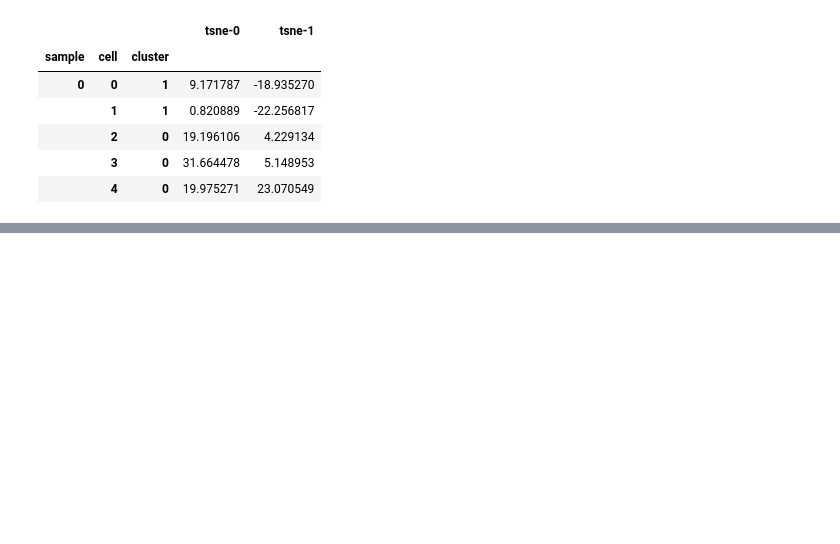
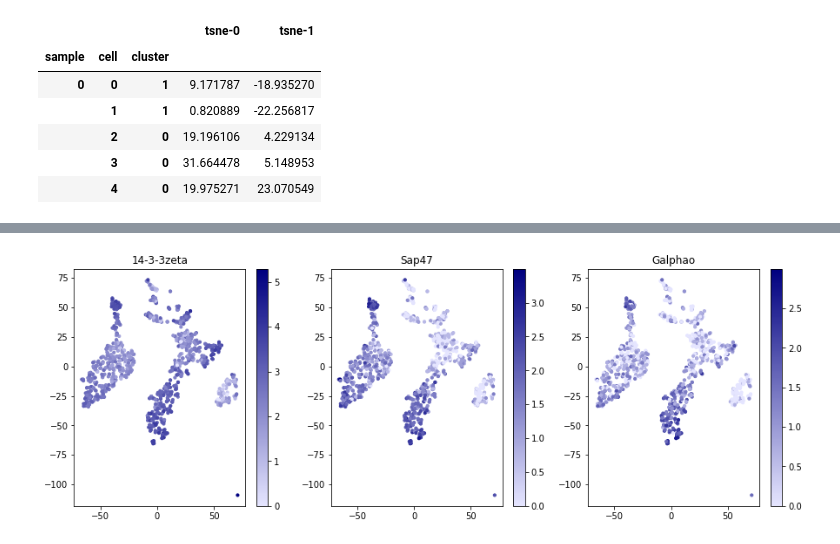
Before and after one commit to jwittenbach/polyseq, a Jupyter notebook: examples/demo.ipynb, the cells around one changed output, grey strips where cells are left out. Saved outputs shown, nothing was run; the diff lists cells and outputs as text; code cells hidden in the pictures; blank space fills up the shorter version.

```diff
--- a/examples/demo.ipynb
+++ b/examples/demo.ipynb
@@ -172,6 +173,23 @@ finding genes for cluster 1
 ['Hex-A', 'Cam', 'Rdl']
 ['Antp', 'hdc', 'l(3)neo38']
 ['Obp44a', 'CAH1', 'ImpL3']
+# %%
+plt.figure(figsize=(15, 5))
+
+import seaborn as sns
+cmap = sns.light_palette('navy', as_cmap=True)
+
+# look at expression profile for top genes from cluster 4
+genes = top_genes[1]
+for i, gene in enumerate(genes):
+    plt.subplot(1, len(genes), i+1)
+    pseq.viz.scatter(tsne, color_by=normed[gene], cmap=cmap, s=10)
+    plt.title(gene)
+    plt.colorbar()
+
+plt.show()
+# %% [output]
+[figure, added]
 # %%
 genes = sum(top_genes, []) # append all lists into single list
 pseq.viz.violins(normed, genes, group_by='cluster', cluster_genes=False)
```
Also changed, not shown: parts of 5 cells of this notebook, 1 other file.
